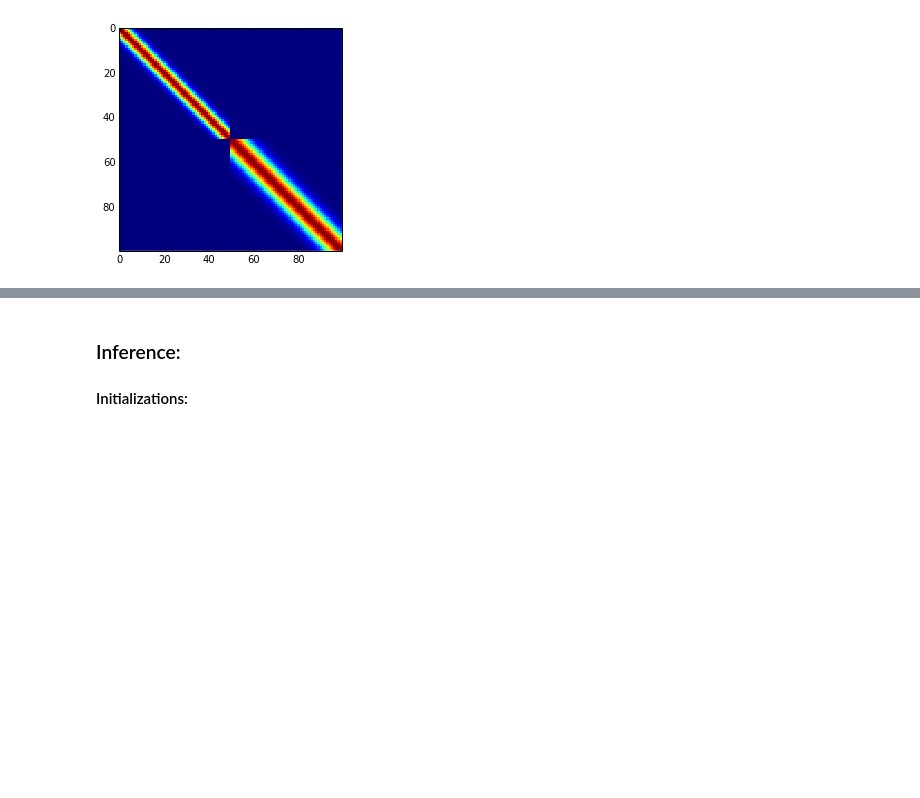
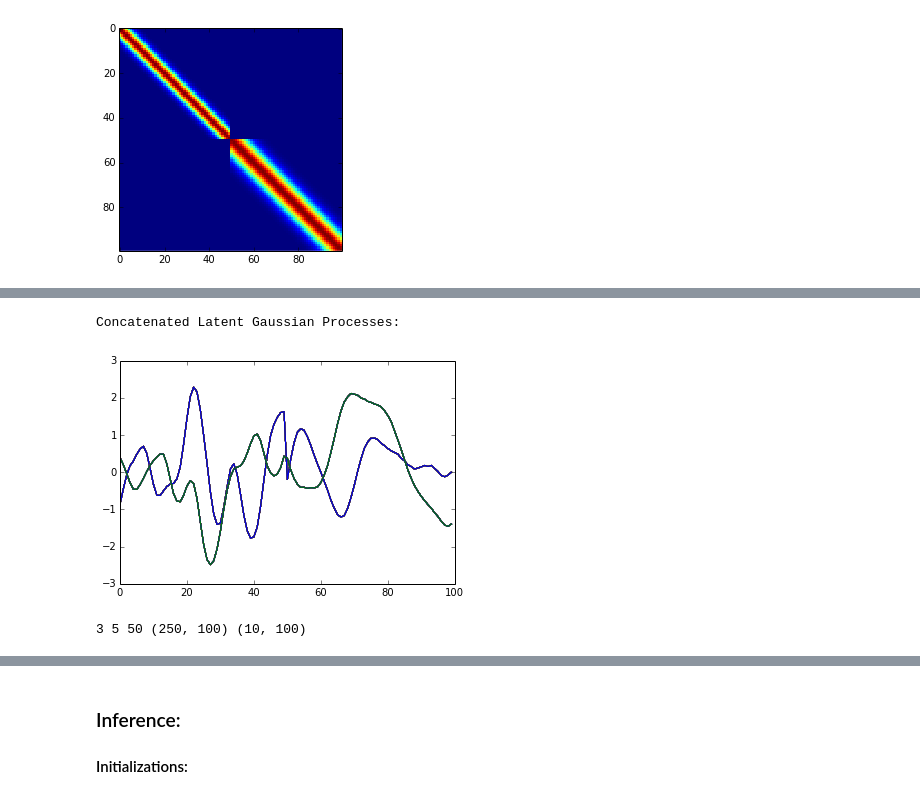
Before and after one commit to sudhNau/Baysian, a Jupyter notebook: SLFM Main.ipynb, the cells around one changed output, grey strips where cells are left out. Cells and saved outputs as stored; diff of their text form; code cells hidden in the pictures; blank space fills up the shorter version.

```diff
--- a/SLFM Main.ipynb
+++ b/SLFM Main.ipynb
@@ -94,3 +94,34 @@ Concatenated Latent Gaussian Processes:
+# %%
+B = np.ones(S)
+W = np.random.rand(P*N)
+uBar = np.matrix(np.ones((S,N*P)))
+l = np.zeros(S)
+L = np.zeros(S)
+uplus = list()
+uminus = list()
+for p in range(P):
+        uplus.append(np.random.multivariate_normal(mean=np.zeros(N).flatten(),cov=Kp[p]))
+        uminus.append(np.random.multivariate_normal(mean=np.zeros(N).flatten(),cov=Kp[p]))
+
+for s in range(S):
+    if s < 0.5*S:
+        L[s] = 1
+        us = np.hstack(uplus)
+    else:
+        L[s] = -1
+        us = np.hstack(uminus)
+    uBar[s,:] = us
+    l[s] = np.dot(uBar[s,:] ,W) + B[s]
+    #L[s] = guessLabel(l[s])
+print "Concatenated Latent Gaussian Processes:"
+i=plt.plot(uBar.T)
+# %% [output]
+Concatenated Latent Gaussian Processes:
+[figure, added]
+# %%
+print C,P,N,phiBar.shape, uBar.shape
+# %% [output]
+3 5 50 (250, 100) (10, 100)
 # %%
 YBar = uBar * phiBar.T
 print "Generated Data:"
```
Also changed, not shown: parts of 27 cells of this notebook, 1 other file.
